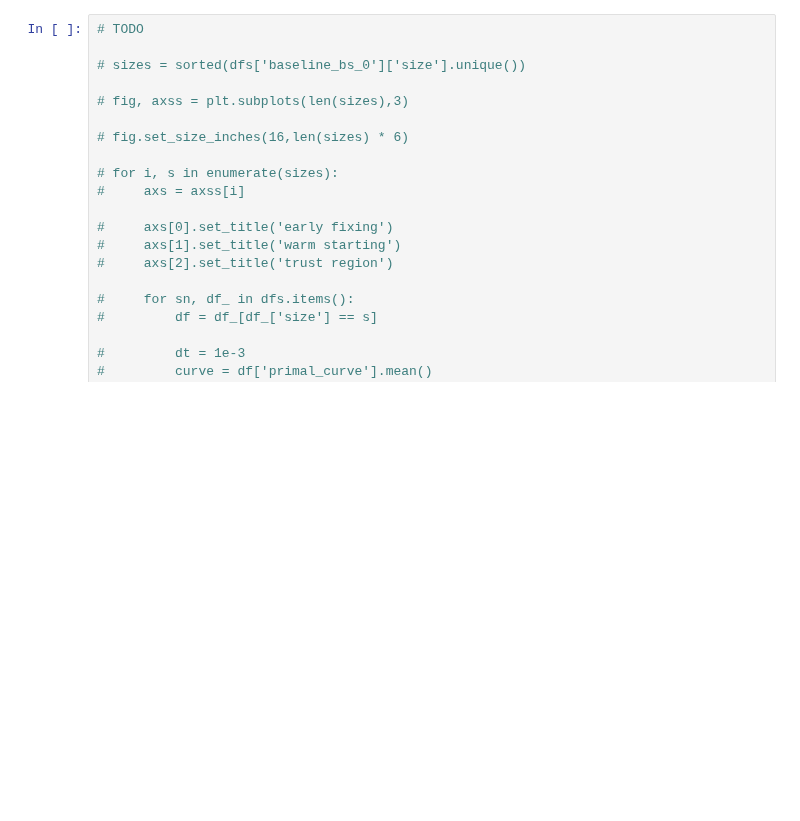
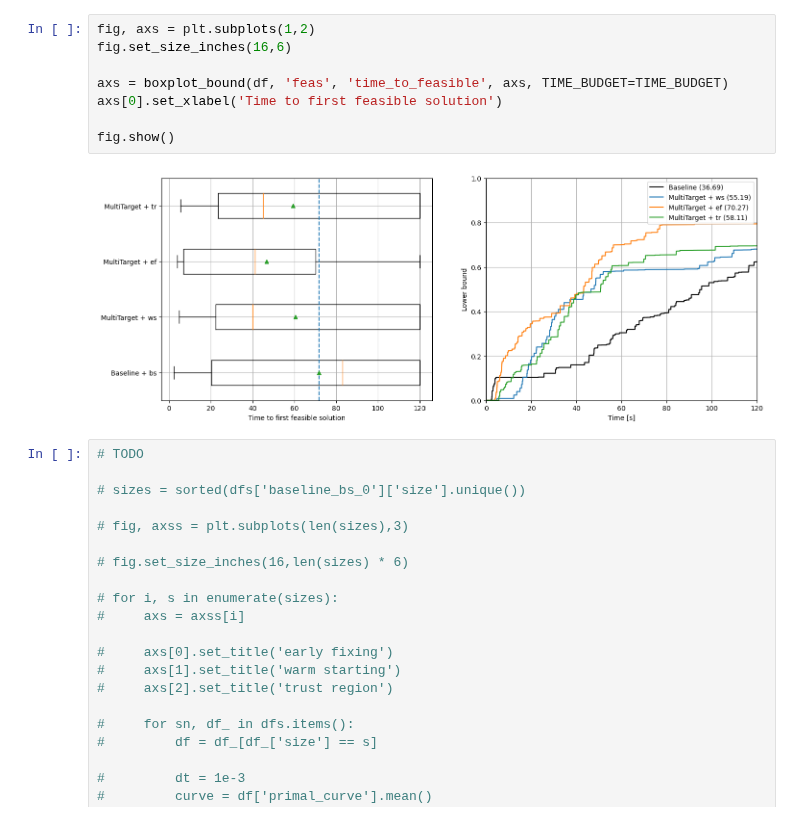
Before and after one commit to gos-ufsc/sat-gnn, a Jupyter notebook: notebooks/5.2-bmp-heuristics-evaluation-test.ipynb, the cells around one changed output. Cells and saved outputs as stored; diff of their text form; blank space fills up the shorter version.

```diff
--- a/notebooks/5.2-bmp-heuristics-evaluation-test.ipynb
+++ b/notebooks/5.2-bmp-heuristics-evaluation-test.ipynb
@@ -241,3 +160,13 @@ fig.show()
+# %%
+fig, axs = plt.subplots(1,2)
+fig.set_size_inches(16,6)
+
+axs = boxplot_bound(df, 'feas', 'time_to_feasible', axs, TIME_BUDGET=TIME_BUDGET)
+axs[0].set_xlabel('Time to first feasible solution')
+
+fig.show()
+# %% [output]
+[figure, added]
 # %%
 # TODO
 
```
Also changed, not shown: parts of 8 cells of this notebook, 1 other file.
